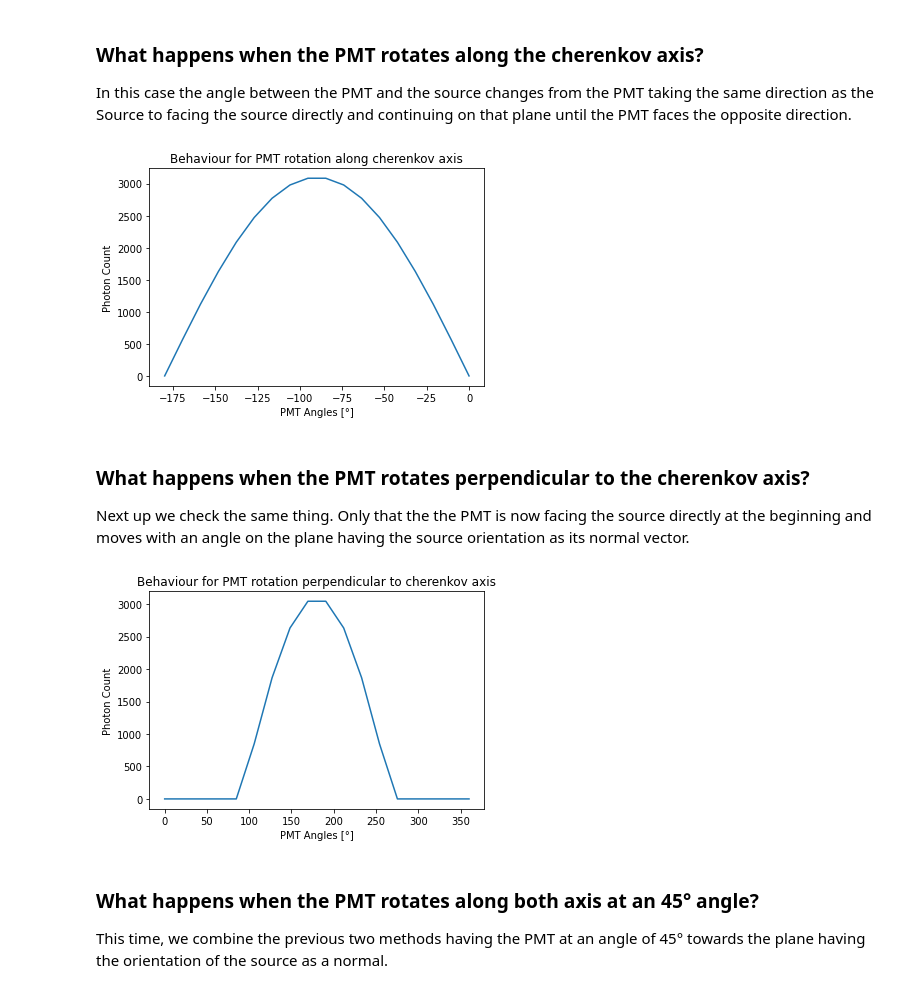
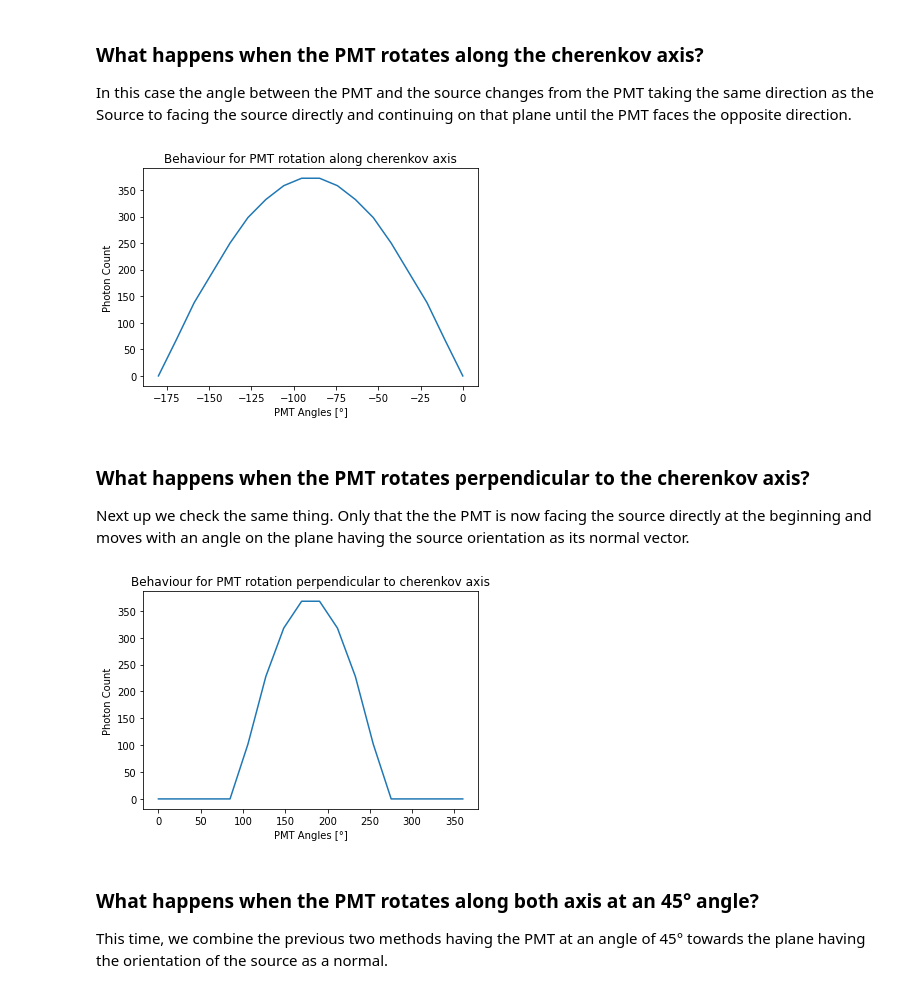
Before and after one commit to pone-software/olympus, a Jupyter notebook: examples/02_mock_photon_evaluation.ipynb, the cells around one changed output. Cells and saved outputs as stored; diff of their text form; code cells hidden in the pictures.

```diff
--- a/examples/02_mock_photon_evaluation.ipynb
+++ b/examples/02_mock_photon_evaluation.ipynb
@@ -282,15 +275,17 @@ sources.df.head()
 
 Now we have the detector, the events and the sources. Time to propagate:
 # %%
-medium = Medium(MediumEstimationVariant.PONE_OPTIMISTIC)
-
+configuration = MockPhotonPropagatorConfiguration(
+        resolution=18000,
+        medium=MediumEstimationVariant.PONE_OPTIMISTIC
+)
 photon_propagator = MockPhotonPropagator(
     detector=detector,
-    medium=medium,
-    angle_resolution=18000,
+    configuration=configuration
 )
 
-hits, photon_counts = photon_propagator.propagate(event_records, sources, return_photon_counts=True)
+hits = photon_propagator.propagate(event_records, sources)
+hits_indexed = hits.df.set_index(['string_id', 'module_id', 'pmt_id'])
 # %%
 hits.df.loc[hits.df['record_id'] ==0.0]['time']
 len(hits.df)
@@ -323,18 +318,26 @@ def plot(x, y, title, x_label, show=True):
 ### What happens when the PMT rotates along the cherenkov axis?
 
 In this case the angle between the PMT and the source changes from the PMT taking the same direction as the Source to facing the source directly and continuing on that plane until the PMT faces the opposite direction.
+# %%
+grouped_hits = hits_indexed.groupby(level=[0,1,2]).count()
 # %%
-plot(module_1_angle_range * 180 / np.pi, photon_counts[:number_of_angles,0], 'Behaviour for PMT rotation along cherenkov axis', 'PMT Angles [°]')
+module_1_hits = np.zeros_like(module_1_angle_range)
+module_1_pd_hits = grouped_hits.loc[0,0,:]['type']
+module_1_hits[module_1_pd_hits.index.values] = module_1_pd_hits
+plot(module_1_angle_range * 180 / np.pi, module_1_hits, 'Behaviour for PMT rotation along cherenkov axis', 'PMT Angles [°]')
 # %% [output]
-[figure, old version]
+[figure, new version]
 # %% [markdown]
 ### What happens when the PMT rotates perpendicular to the cherenkov axis?
 
 Next up we check the same thing. Only that the the PMT is now facing the source directly at the beginning and moves with an angle on the plane having the source orientation as its normal vector.
 # %%
-plot(module_2_angle_range * 180 / np.pi, photon_counts[number_of_angles:2*number_of_angles,0], 'Behaviour for PMT rotation perpendicular to cherenkov axis', 'PMT Angles [°]')
+module_2_hits = np.zeros_like(module_2_angle_range)
+module_2_pd_hits = grouped_hits.loc[0,1,:]['type']
+module_2_hits[module_2_pd_hits.index.values] = module_2_pd_hits
+plot(module_2_angle_range * 180 / np.pi, module_2_hits, 'Behaviour for PMT rotation perpendicular to cherenkov axis', 'PMT Angles [°]')
 # %% [output]
-[figure, old version]
+[figure, new version]
 # %% [markdown]
 ### What happens when the PMT rotates along both axis at an 45° angle?
 
```
Also changed, not shown: parts of 4 cells of this notebook, 3 other files.
